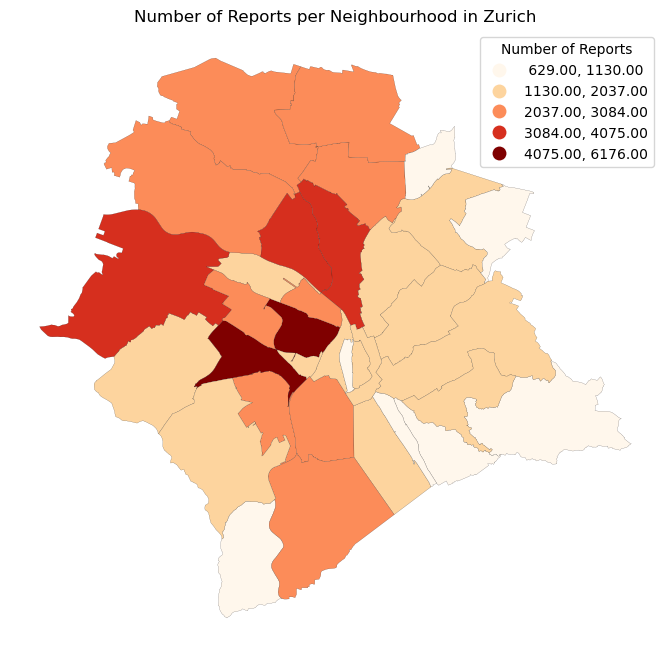
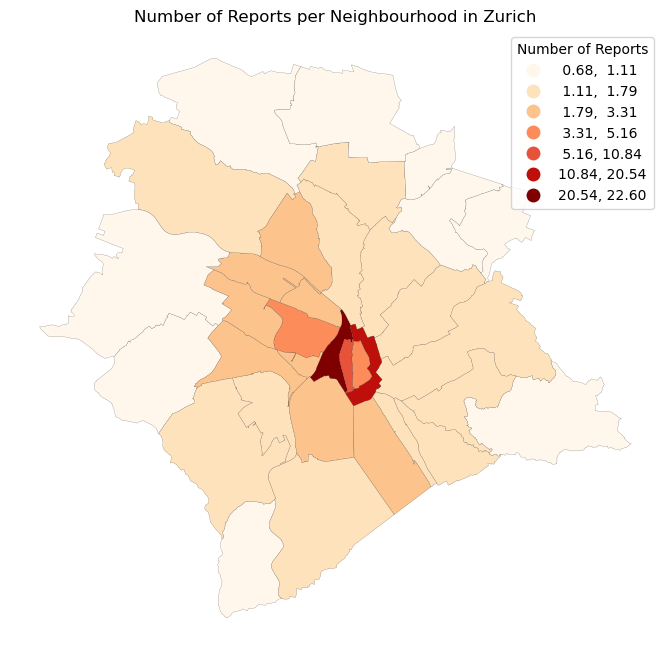
Code edit (unified diff) that turned the first committed figure into the second:
--- before
+++ after
@@ -64,7 +64,23 @@
 processed_quartiere = processed_quartiere.set_crs(epsg=2056)
 
+# load data populationsize
+raw_popsize = pd.read_csv("../data/raw/populationsize_zh.csv")
+#clean and filter data
+#choose year 2025
+pop_size= raw_popsize[raw_popsize["StichtagDatJahr"]	== 2025]
+#choose useful columns
+
+pop_size = pop_size[["QuarLang","AnzBestWir"]]
+
+new_names_2 = {
+"QuarLang":"Quartier",
+"AnzBestWir":"PopSize",
+}
+pop_size= pop_size.rename(columns=new_names_2)
+
 #download processed csv-files
 #processed_zwn.to_file("../data/processed/processed_zwn.gpkg", driver="GPKG")
 #processed_quartiere.to_file("../data/processed/processed_quartiere.gpkg", driver="GPKG")
+#pop_size.to_csv("../data/processed/pop_size.gpkg")
 
 # Question 2: "Which neighbourhood receives the highest number of reports
@@ -81,12 +97,18 @@
 import matplotlib.pyplot as plt
 #verbindet beide Tabellen über Spalte Quartier
-map_df = processed_quartiere.merge(count, on="Quartier",how="left") #left-->behalte alle Quartiere auch wenn kein Ergebnis existiert
+merge1 = processed_quartiere.merge(count, on="Quartier",how="left")#left-->behalte alle Quartiere auch wenn kein Ergebnis existiert
+merge2 = merge1.merge(pop_size, on="Quartier",how="left")
+
+merge2["reports_per_capita"] = (merge2["count"]/merge2["PopSize"] *10)
+
+
 fig, ax = plt.subplots(figsize=(16,8)) # creates empty figure 
 
 
 #plot
-map_df.plot(
-    column="count",
+merge2.plot(
+    column="reports_per_capita",
     scheme = "naturalbreaks",
+    k = 7,
     edgecolor = "black",
     legend=True,
@@ -94,7 +116,5 @@
     cmap="OrRd",
     ax=ax, #draw the axes on the axes we creaed
-      legend_kwds={
-        "title": "Number of Reports",
-      }
+    legend_kwds={"title": "Number of Reports",}
 )
 ax.set_title("Number of Reports per Neighbourhood in Zurich")
@@ -114,24 +134,27 @@
 #histogram
 
-import mapclassify
+#import mapclassify
 
-classifier = mapclassify.NaturalBreaks(count["count"],)
-breaks = classifier.bins
+#classifier = mapclassify.NaturalBreaks(count["count"],)
+#breaks = classifier.bins
 
-import matplotlib.pyplot as plt
+#import matplotlib.pyplot as plt
 
-plt.figure(figsize=(10,5))
-plt.hist(count["count"], bins=36, color= "grey",edgecolor="black")
+#plt.figure(figsize=(10,5))
+#plt.hist(count["count"], bins=36, color= "grey",edgecolor="black")
 
-for i in breaks:
-    plt.axvline(i, color="red", linestyle="--")
+#for i in breaks:
+    #plt.axvline(i, color="red", linestyle="--")
 
-plt.title("Distribution of Reports with Natural Breaks")
-plt.xlabel("Number of Reports")
-plt.ylabel("Frequency")
+#plt.title("Distribution of Reports with Natural Breaks")
+#plt.xlabel("Number of Reports")
+#plt.ylabel("Frequency")
+#pop_size.head()
+
+#reports_per_capita.head()
+
+
+merge2.head()
 
 
 
-
-
-

Commit: calculate number of reports per capita